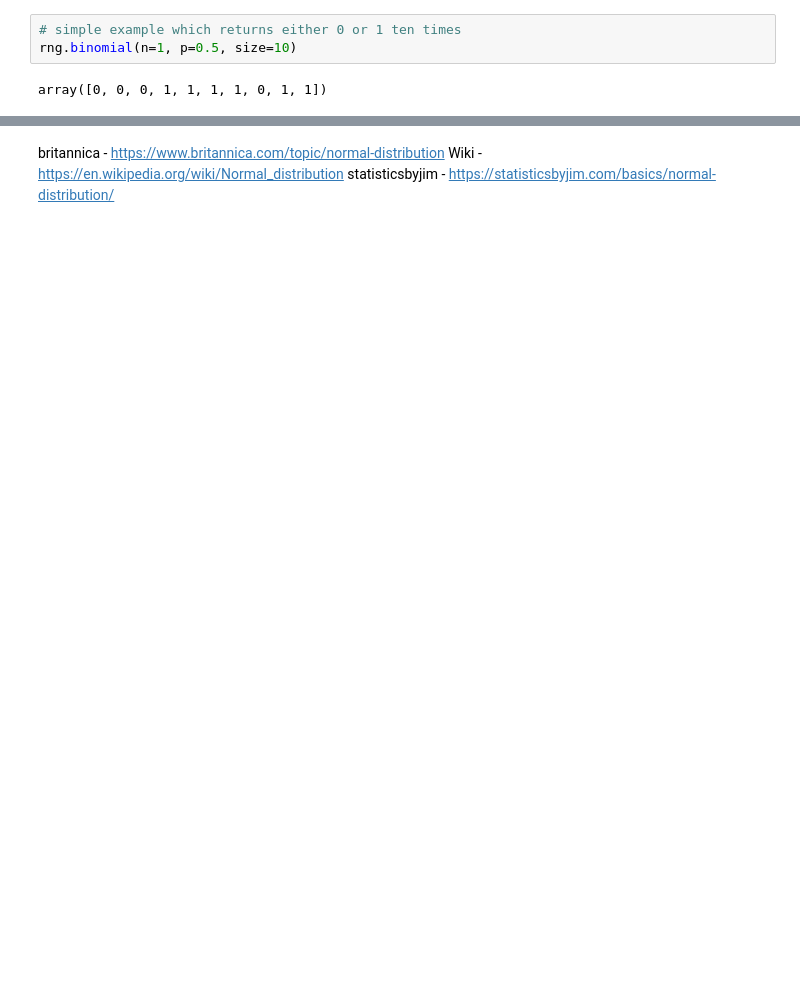
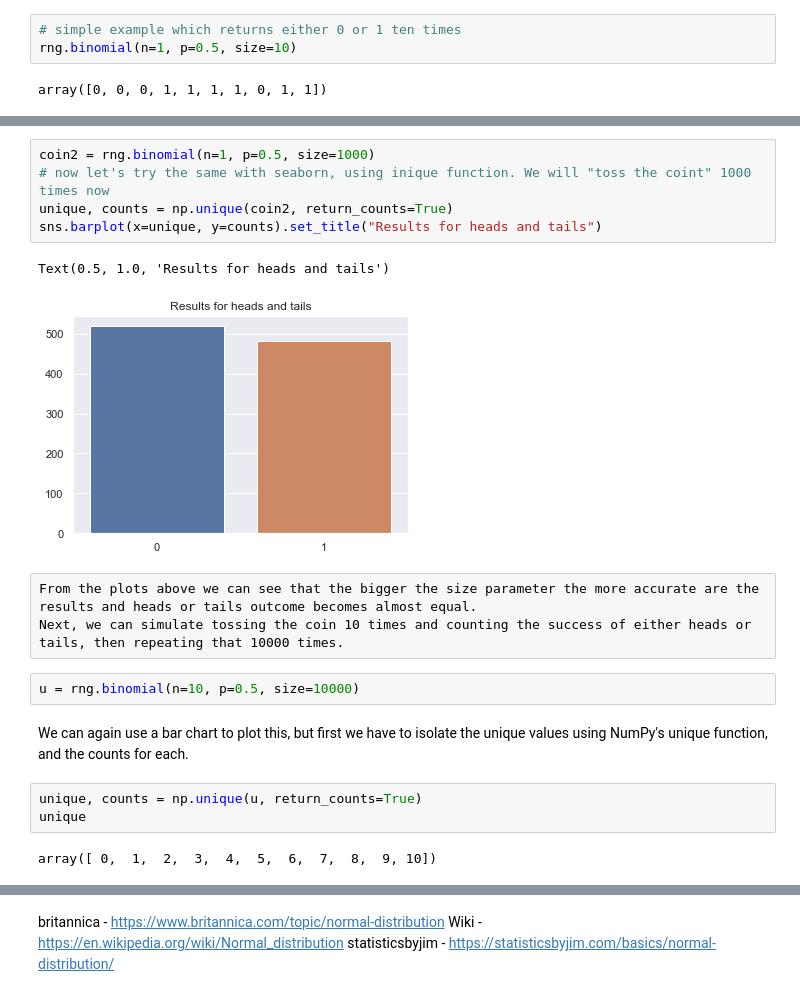
Before and after one commit to angelinka/numpy_assignment, a Jupyter notebook: numPy.ipynb, the cells around one changed output, grey strips where cells are left out. Saved outputs shown, nothing was run; the diff lists cells and outputs as text; blank space fills up the shorter version.

```diff
--- a/numPy.ipynb
+++ b/numPy.ipynb
@@ -477,0 +492,20 @@ array([0, 0, 0, 1, 1, 1, 1, 0, 1, 1])
+# %%
+coin2 = rng.binomial(n=1, p=0.5, size=1000)
+# now let's try the same with seaborn, using inique function. We will "toss the coint" 1000 times now
+unique, counts = np.unique(coin2, return_counts=True)
+sns.barplot(x=unique, y=counts).set_title("Results for heads and tails")
+# %% [output]
+Text(0.5, 1.0, 'Results for heads and tails')
+[figure, added]
+# %% [raw]
+From the plots above we can see that the bigger the size parameter the more accurate are the results and heads or tails outcome becomes almost equal.
+Next, we can simulate tossing the coin 10 times and counting the success of either heads or tails, then repeating that 10000 times.
+# %%
+u = rng.binomial(n=10, p=0.5, size=10000)
+# %% [markdown]
+We can again use a bar chart to plot this, but first we have to isolate the unique values using NumPy's unique function, and the counts for each.
+# %%
+unique, counts = np.unique(u, return_counts=True)
+unique
+# %% [output]
+array([ 0,  1,  2,  3,  4,  5,  6,  7,  8,  9, 10])
```
Also changed, not shown: parts of 11 cells of this notebook.
